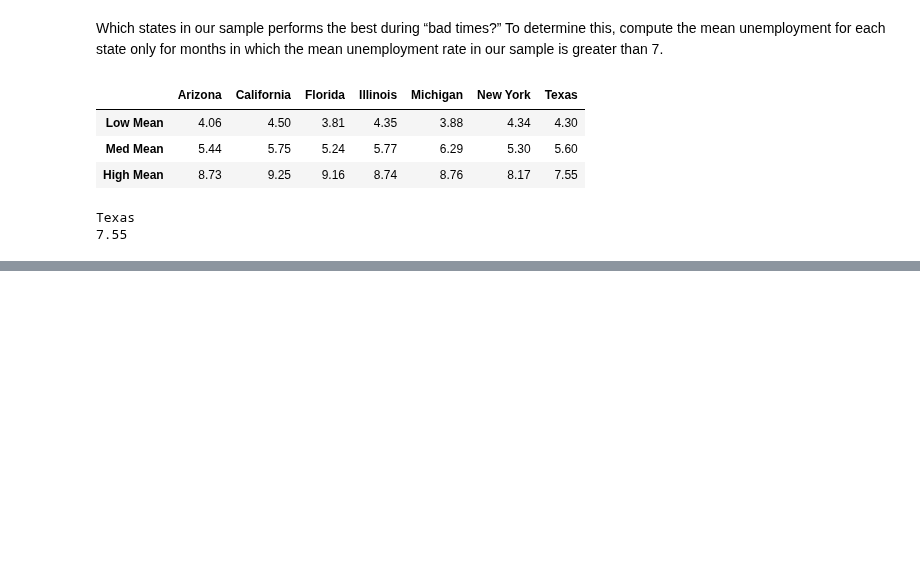
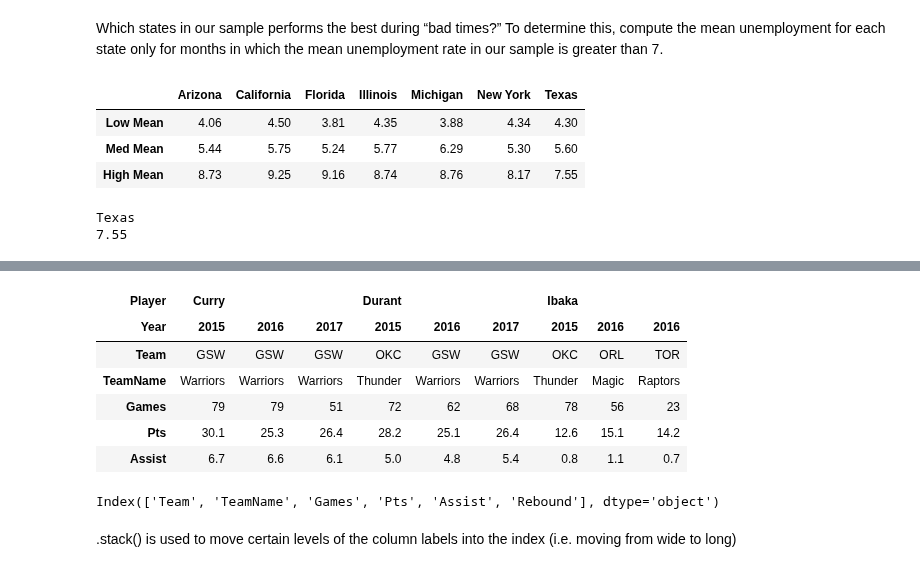
Before and after one commit to adevrent/wqu_mscfe, a Jupyter notebook: Financial Data/M5/quantecon_pandas.ipynb, the cells around one changed output, grey strips where cells are left out. Saved outputs shown, nothing was run; the diff lists cells and outputs as text; code cells hidden in the pictures; blank space fills up the shorter version.

```diff
--- a/Financial Data/M5/quantecon_pandas.ipynb
+++ b/Financial Data/M5/quantecon_pandas.ipynb
@@ -1065,0 +1106,4 @@ Texas
+# %%
+# Re-set index such that it has 2 levels: First index is "Player", Second index is "Year"
+bball2 = bball.set_index(["Player", "Year"])
+bball2.head()
@@ -1065,0 +1118,19 @@ Texas
+# %%
+# Now indexes are the column names of original dataframe: DataFrame is transposed.
+bball3 = bball2.T
+bball3.head()
+# Indexes from before also became columns
+# %% [output]
+| Player | Curry |  |  | Durant |  |  | Ibaka |  |  |
+| Year | 2015 | 2016 | 2017 | 2015 | 2016 | 2017 | 2015 | 2016 | 2016 |
+| Team | GSW | GSW | GSW | OKC | GSW | GSW | OKC | ORL | TOR |
+| TeamName | Warriors | Warriors | Warriors | Thunder | Warriors | Warriors | Thunder | Magic | Raptors |
+| Games | 79 | 79 | 51 | 72 | 62 | 68 | 78 | 56 | 23 |
+| Pts | 30.1 | 25.3 | 26.4 | 28.2 | 25.1 | 26.4 | 12.6 | 15.1 | 14.2 |
+| Assist | 6.7 | 6.6 | 6.1 | 5.0 | 4.8 | 5.4 | 0.8 | 1.1 | 0.7 |
+# %%
+bball3.index
+# %% [output]
+Index(['Team', 'TeamName', 'Games', 'Pts', 'Assist', 'Rebound'], dtype='object')
+# %% [markdown]
+.stack() is used to move certain levels of the column labels into the index (i.e. moving from wide to long)
```
Also changed, not shown: parts of 6 cells of this notebook, 3 other files.
